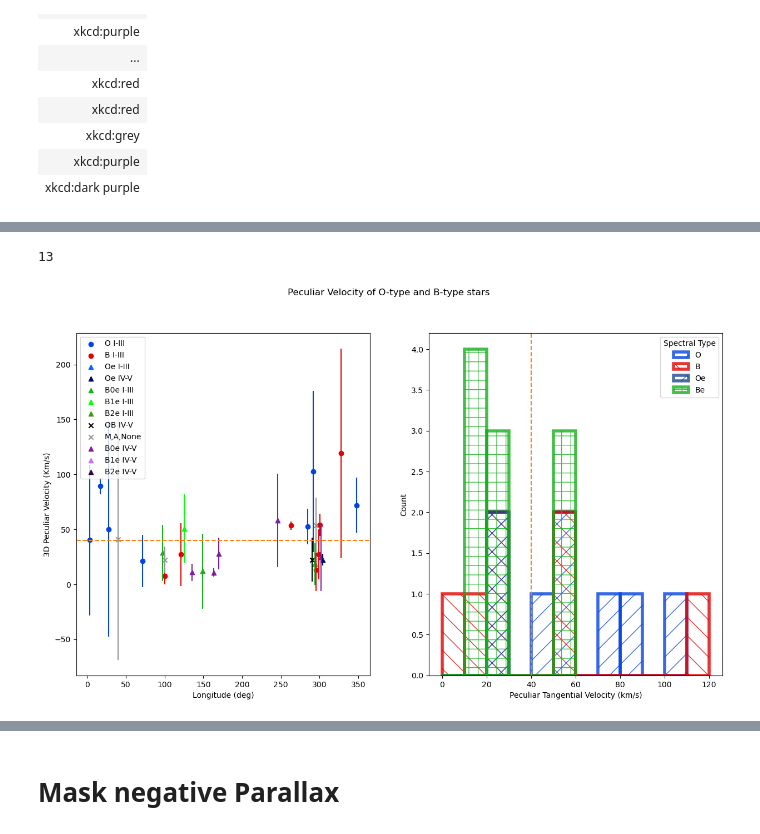
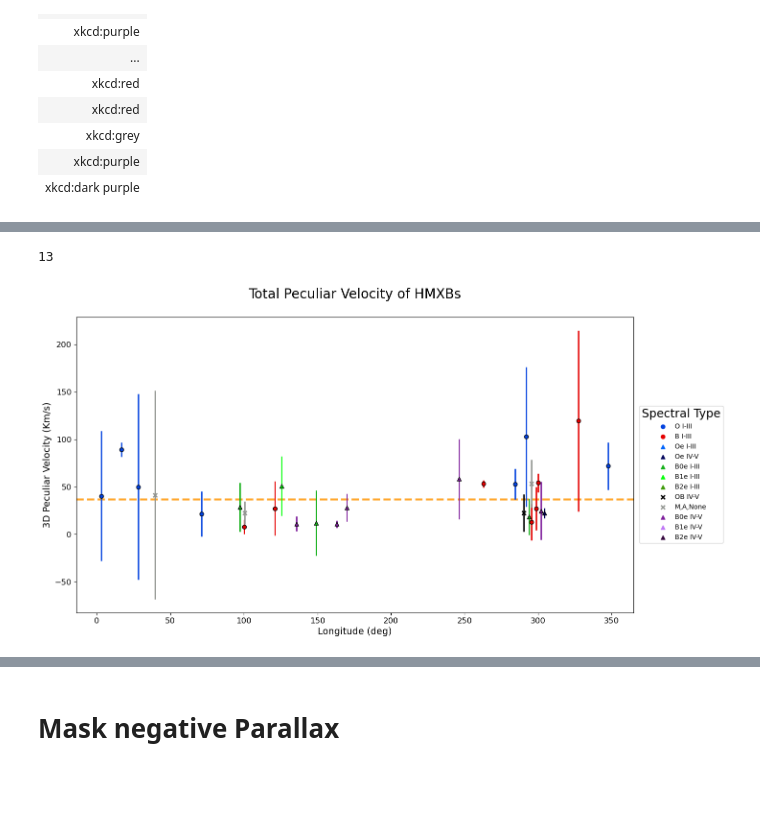
Before and after one commit to MantisShrimp2/Thesis-HMXB, a Jupyter notebook: Code/Peculiar_Motion.ipynb, the cells around one changed output, grey strips where cells are left out. Drawn from its saved outputs; the diff is of its cells as text; code cells hidden in the pictures; blank space fills up the shorter version.

```diff
--- a/Code/Peculiar_Motion.ipynb
+++ b/Code/Peculiar_Motion.ipynb
@@ -292,6 +292,8 @@ def sp_color(sptype):
         sptype  = str(sptype)
         if sptype == None or sptype == '':
             return 'xkcd:grey'
+        if sptype.startswith('O') and (sptype.endswith('e') or '[e]' in sptype):
+            return 'xkcd:dark blue'
         if sptype.startswith('O'):
              return 'xkcd:blue'
         elif sptype.startswith('B') and (sptype.endswith('e') or '[e]' in sptype):
@@ -405,7 +385,7 @@ Table length=1
 # %% [markdown]
 # Add Errors
 # %%
-HMXB_errs = ascii.read(csv_files+f'HMXB_all_errors_20250310.ecsv',format='ecsv')
+HMXB_errs = ascii.read(csv_files+f'HMXB_all_errors_20250703.ecsv',format='ecsv')
 HMXB_errs
 # %% [output]
 Table length=121
@@ -955,64 +1387,47 @@ def plot_peculiar_3d(table,figname):
     #V_pec = table['Peculiar Velocity']
     longitudes = table['l']
     mod_sptype = table['Mod_SpType']
-    v_thres = 40  # km/s threshold peculiar velocity
+    v_thres =  36.50  # km/s threshold peculiar velocity
 
     pec_mu_l = table['peculiar_mu_l']
     pec_mu_b = table['peculiar_mu_b']
 
     longitudes = np.array(longitudes, copy=True)
     V_pec = np.array(V_pec, copy=True)
     V_pec_rad_err = table['V_pec_3d_err']
 
 
     # Plot scatter plot with colors based on Mod_SpType
-    fig, axs = plt.subplots(1, 2, figsize=(15, 8))
+    fig, axs = plt.subplots(figsize=(15, 8))
 
     for lon, vel, sp_type, vel_pec_rad_err in zip(longitudes, V_pec, mod_sptype,V_pec_rad_err):
         color = sp_type if sp_type in color_map else 'xkcd:grey'
         marker = marker_map.get(sp_type, 'x') # Default marker for othersDefault marker for others
-        axs[0].scatter(lon, vel, c=color,marker=marker)
-        axs[0].errorbar(lon,vel,color=color,yerr=vel_pec_rad_err,ecolor=color)
+        axs.scatter(lon, vel, c=color,marker=marker,edgecolor='k')
+        axs.errorbar(lon,vel,color=color,yerr=vel_pec_rad_err,ecolor=color,zorder=-1)
         #axs[0].quiver([lon,vel],pec_l, pec_b,color='xkcd:black',angles='uv')
 
     # Add legend based on the color map
     for color, label in color_map.items():
         marker = marker_map.get(color,'x')
-        axs[0].scatter([], [], color=color, label=label,marker=marker)
+        axs.scatter([], [], color=color, label=label,marker=marker)
 
-    axs[0].set_xlabel('Longitude (deg)')
-    axs[0].set_ylabel("3D Peculiar Velocity (Km/s)")
-    axs[0].axhline(y=v_thres, color='tab:orange', linestyle='--')
-    axs[1].axvline(x=v_thres, color= 'tab:orange',linestyle='--')
-    axs[0].legend()
+    axs.set_xlabel('Longitude (deg)',fontsize=14)
+    axs.set_ylabel("3D Peculiar Velocity (Km/s)",fontsize=14)
+    axs.axhline(y=v_thres, color='xkcd:mango', linestyle='--',lw=3.0,zorder=-10)
 
-    # Histogram of V_pec
-    # Histogram for each group
-    hatches = ['/', '\\', 'x', '+']
-    # Iterate over each group, filter, and plot
-    for i, (label, types, color) in enumerate(groups):
-        V_pec_group = [vel for vel, sp_type in zip(V_pec, mod_sptype) if sp_type in types]
-
-        if V_pec_group:
-            # Assign hatch pattern from the list
-            bins = np.arange(0,np.max(V_pec_group)+10,10)
-            hatch = hatches[i % len(hatches)]  # Cycle through hatches
-            axs[1].hist(V_pec_group, bins=bins, alpha=0.8, edgecolor=color, color=color,
-                        label=label, stacked=True, hatch=hatch, linewidth=4,fill=False)
-
-
-
-    axs[1].set_ylabel("Count")
-    axs[1].set_xlabel('Peculiar Tangential Velocity (km/s)')
-    axs[1].legend(title="Spectral Type")
-    # add arrows
-
-    fig.suptitle("Peculiar Velocity of O-type and B-type stars")
-    fig.savefig(home_files+'/Figures/'+f'{figname}_{today}.png')
+    axs.legend(title='Spectral Type',
+                        loc='upper left',
+                        bbox_to_anchor=(1.01, 0.70),
+                        borderaxespad=0)
+    plt.yticks(size=12)
+    plt.xticks(size=12)
+    plt.title("Total Peculiar Velocity of HMXBs",fontsize=20,y=1.05)
+    fig.savefig(home_files+'/Figures/'+f'{figname}_{today}.png',dpi=300)
     print(len(table[table['Peculiar Velocity 3D'] >=v_thres]))
 
     return None
 plot_peculiar_3d(HMXB_table,'Peculiar_Velocity_3D')
 # %% [output]
 13
-[figure, old version]
+[figure, new version]
```
Also changed, not shown: parts of 72 cells of this notebook.
